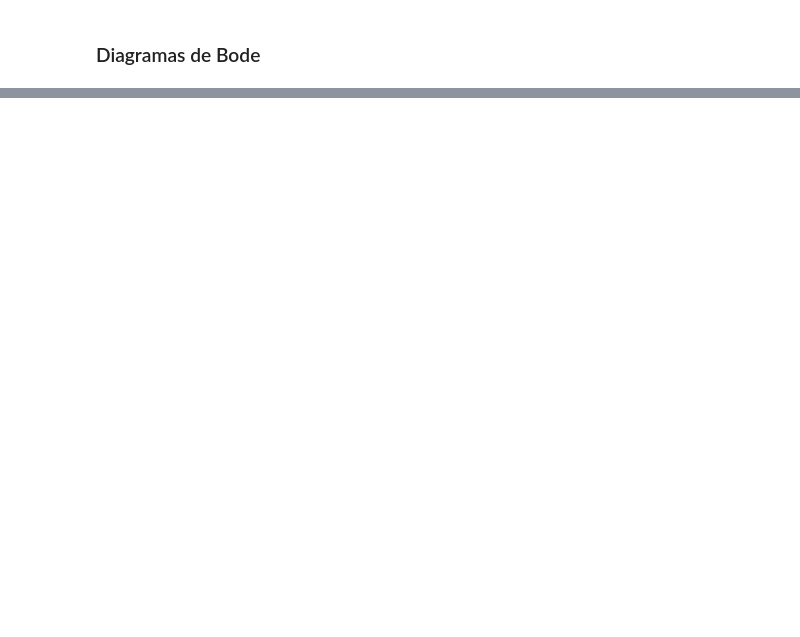
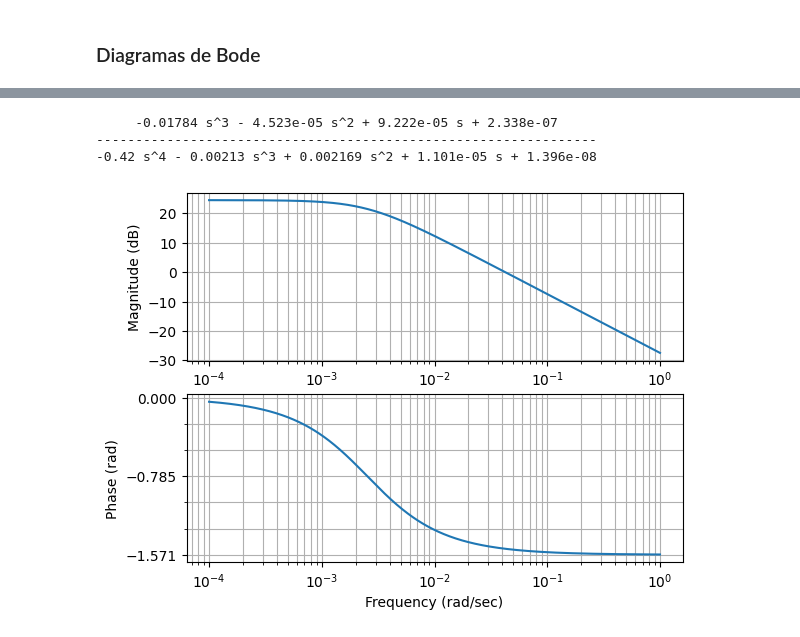
Before and after one commit to lucascarvalho10/pme3481, a Jupyter notebook: modelo_dinamico/resposta_em_frequencia.ipynb, the cells around one changed output, grey strips where cells are left out. Cells and saved outputs as stored; diff of their text form; code cells hidden in the pictures; blank space fills up the shorter version.

```diff
--- a/modelo_dinamico/resposta_em_frequencia.ipynb
+++ b/modelo_dinamico/resposta_em_frequencia.ipynb
@@ -182,0 +174,8 @@ for tfs in list_tf:
+# %%
+print(G2)
+mag,phase,omega = ctrl.bode(G2,dB=True,deg=False)
+# %% [output]
+     -0.01784 s^3 - 4.523e-05 s^2 + 9.222e-05 s + 2.338e-07
+----------------------------------------------------------------
+-0.42 s^4 - 0.00213 s^3 + 0.002169 s^2 + 1.101e-05 s + 1.396e-08
+[figure, added]
```
Also changed, not shown: parts of 11 cells of this notebook.
